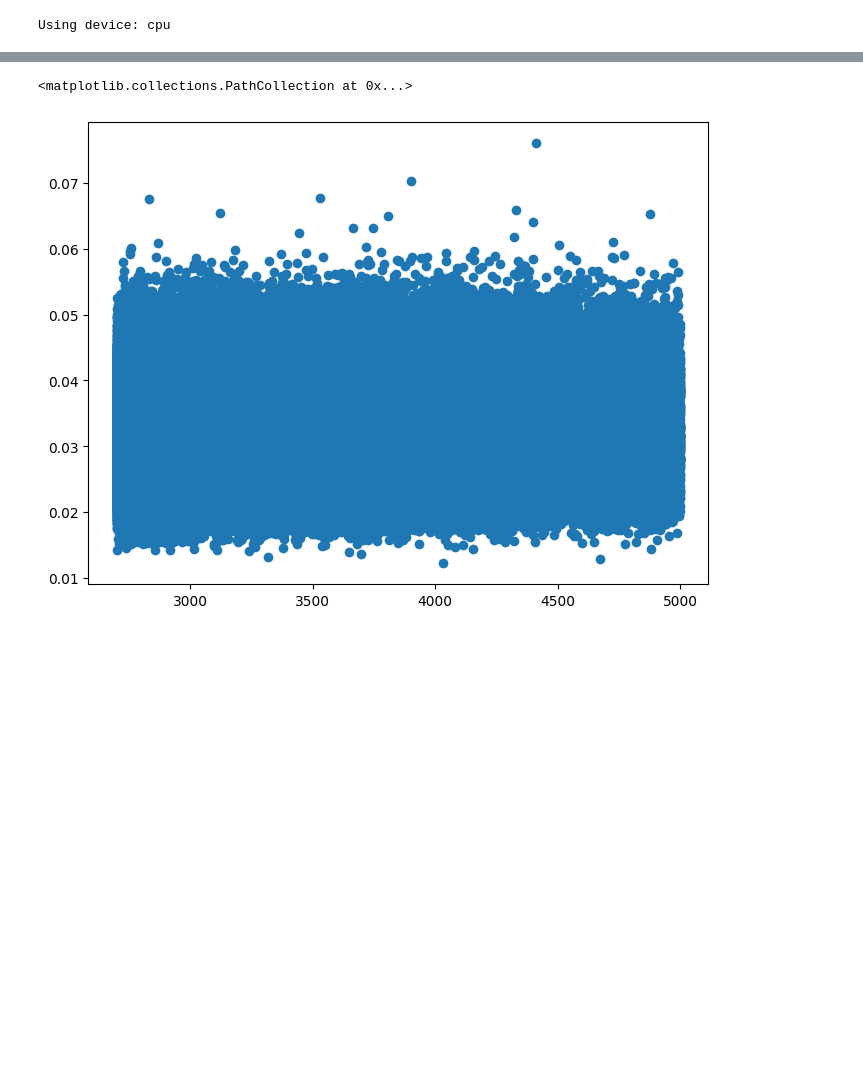
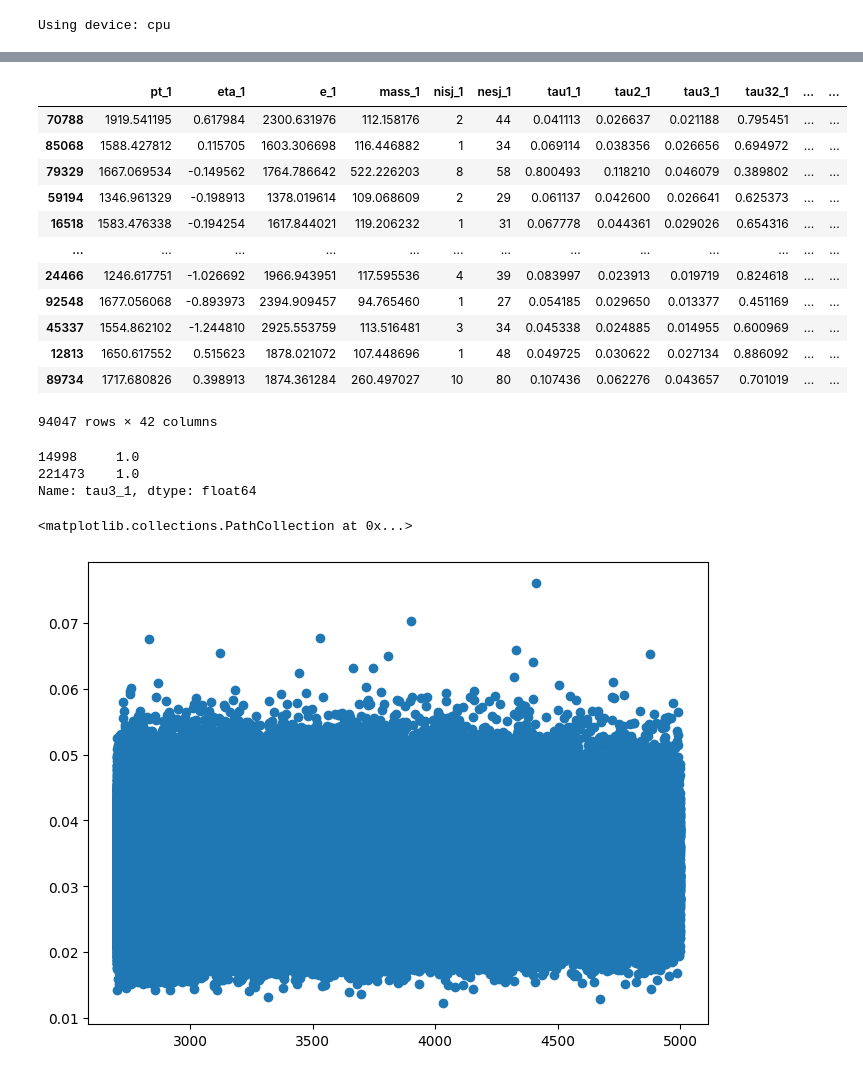
Before and after one commit to afduquebr/Autoencoder, a Jupyter notebook: test.ipynb, the cells around one changed output, grey strips where cells are left out. Saved outputs shown, nothing was run; the diff lists cells and outputs as text; code cells hidden in the pictures; blank space fills up the shorter version.

```diff
--- a/test.ipynb
+++ b/test.ipynb
@@ -97 +122,23 @@ array([False, False, False, False, False, False, False, False, False,
+# %%
+all_data.iloc[-len(sample_sig2):]
+# %% [output]
+|  | pt_1 | eta_1 | e_1 | mass_1 | nisj_1 | nesj_1 | tau1_1 | tau2_1 | tau3_1 | tau32_1 | ... | ... |
+| 70788 | 1919.541195 | 0.617984 | 2300.631976 | 112.158176 | 2 | 44 | 0.041113 | 0.026637 | 0.021188 | 0.795451 | ... | ... |
+| 85068 | 1588.427812 | 0.115705 | 1603.306698 | 116.446882 | 1 | 34 | 0.069114 | 0.038356 | 0.026656 | 0.694972 | ... | ... |
+| 79329 | 1667.069534 | -0.149562 | 1764.786642 | 522.226203 | 8 | 58 | 0.800493 | 0.118210 | 0.046079 | 0.389802 | ... | ... |
+| 59194 | 1346.961329 | -0.198913 | 1378.019614 | 109.068609 | 2 | 29 | 0.061137 | 0.042600 | 0.026641 | 0.625373 | ... | ... |
+| 16518 | 1583.476338 | -0.194254 | 1617.844021 | 119.206232 | 1 | 31 | 0.067778 | 0.044361 | 0.029026 | 0.654316 | ... | ... |
+| ... | ... | ... | ... | ... | ... | ... | ... | ... | ... | ... | ... | ... |
+| 24466 | 1246.617751 | -1.026692 | 1966.943951 | 117.595536 | 4 | 39 | 0.083997 | 0.023913 | 0.019719 | 0.824618 | ... | ... |
+| 92548 | 1677.056068 | -0.893973 | 2394.909457 | 94.765460 | 1 | 27 | 0.054185 | 0.029650 | 0.013377 | 0.451169 | ... | ... |
+| 45337 | 1554.862102 | -1.244810 | 2925.553759 | 113.516481 | 3 | 34 | 0.045338 | 0.024885 | 0.014955 | 0.600969 | ... | ... |
+| 12813 | 1650.617552 | 0.515623 | 1878.021072 | 107.448696 | 1 | 48 | 0.049725 | 0.030622 | 0.027134 | 0.886092 | ... | ... |
+| 89734 | 1717.680826 | 0.398913 | 1874.361284 | 260.497027 | 10 | 80 | 0.107436 | 0.062276 | 0.043657 | 0.701019 | ... | ... |
+94047 rows × 42 columns
+# %%
+data_scaled.tau3_1[(data_scaled.tau3_1 > 1)]
+# %% [output]
+14998     1.0
+221473    1.0
+Name: tau3_1, dtype: float64
 # %%
```
Also changed, not shown: parts of 6 cells of this notebook, 4 other files.
